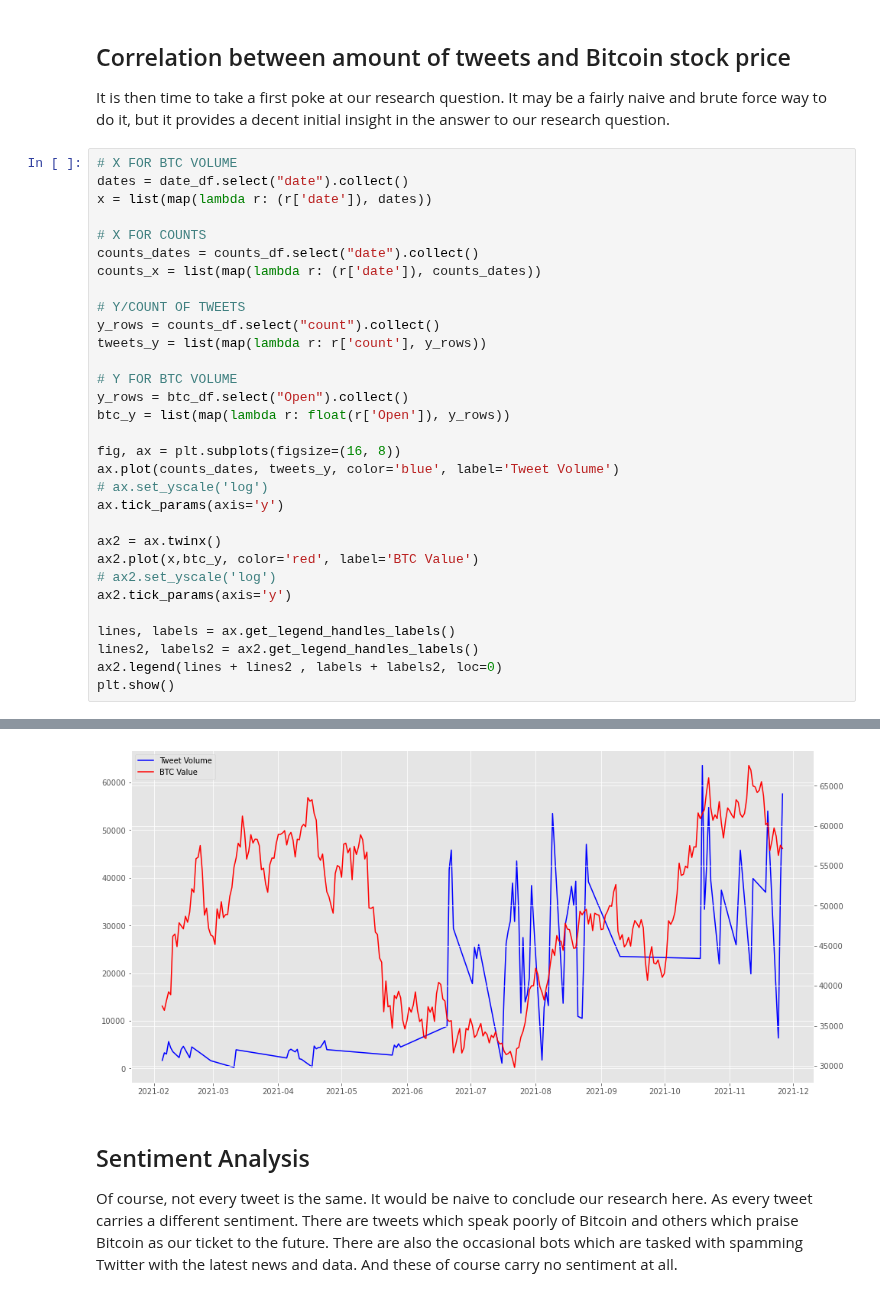
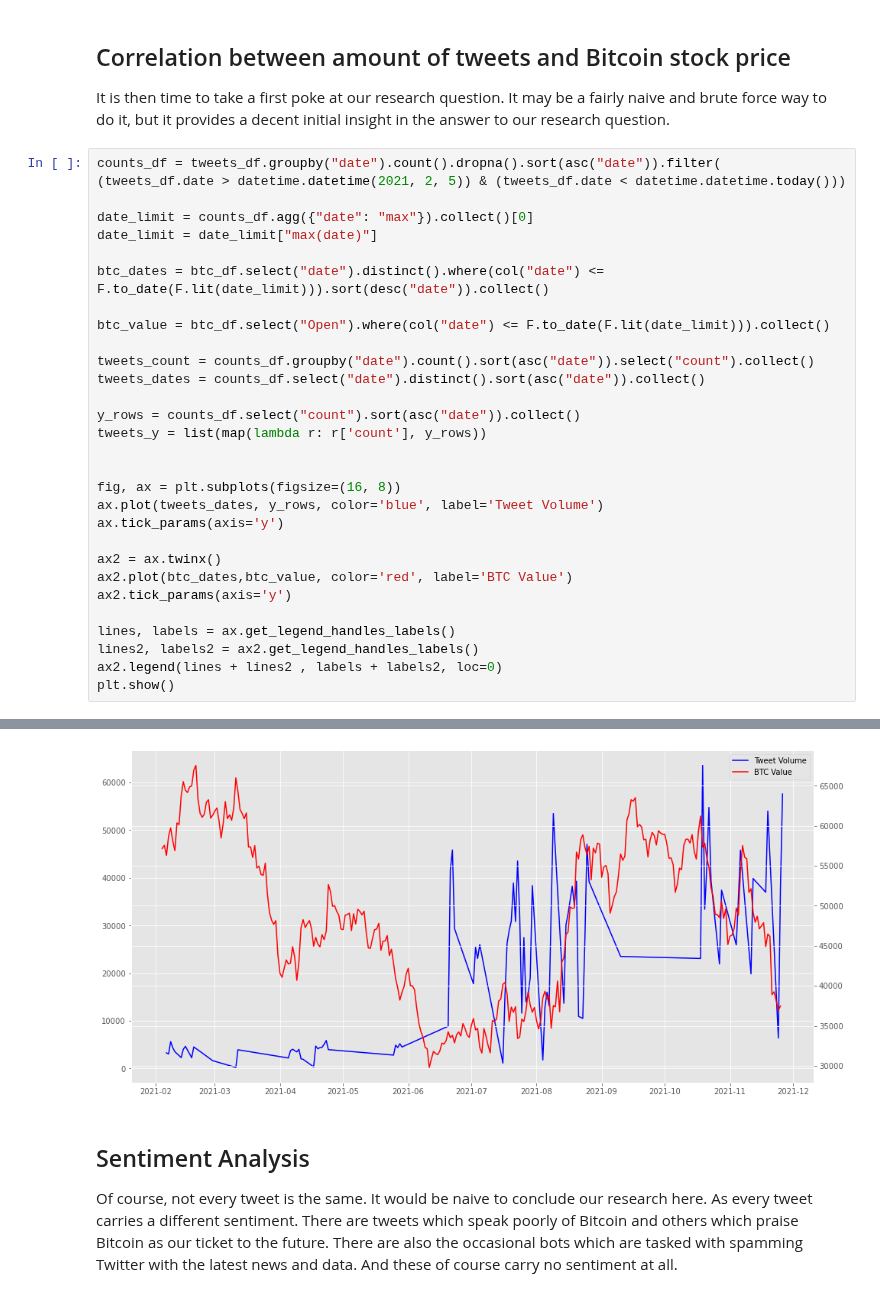
Before and after one commit to snenenenenenene/btc-twitter-data-mining, a Jupyter notebook: main.ipynb, the cells around one changed output, grey strips where cells are left out. Saved outputs shown, nothing was run; the diff lists cells and outputs as text.

```diff
--- a/main.ipynb
+++ b/main.ipynb
@@ -424,30 +405,29 @@ map_tweets
 
 It is then time to take a first poke at our research question. It may be a fairly naive and brute force way to do it, but it provides a decent initial insight in the answer to our research question.
 # %%
-# X FOR BTC VOLUME
-dates = date_df.select("date").collect()
-x = list(map(lambda r: (r['date']), dates))
+counts_df = tweets_df.groupby("date").count().dropna().sort(asc("date")).filter(
+(tweets_df.date > datetime.datetime(2021, 2, 5)) & (tweets_df.date < datetime.datetime.today()))
 
-# X FOR COUNTS
-counts_dates = counts_df.select("date").collect()
-counts_x = list(map(lambda r: (r['date']), counts_dates))
+date_limit = counts_df.agg({"date": "max"}).collect()[0]
+date_limit = date_limit["max(date)"]
 
-# Y/COUNT OF TWEETS
-y_rows = counts_df.select("count").collect()
+btc_dates = btc_df.select("date").distinct().where(col("date") <= F.to_date(F.lit(date_limit))).sort(desc("date")).collect()
+
+btc_value = btc_df.select("Open").where(col("date") <= F.to_date(F.lit(date_limit))).collect()
+
+tweets_count = counts_df.groupby("date").count().sort(asc("date")).select("count").collect()
+tweets_dates = counts_df.select("date").distinct().sort(asc("date")).collect()
+
+y_rows = counts_df.select("count").sort(asc("date")).collect()
 tweets_y = list(map(lambda r: r['count'], y_rows))
 
-# Y FOR BTC VOLUME
-y_rows = btc_df.select("Open").collect()
-btc_y = list(map(lambda r: float(r['Open']), y_rows))
 
 fig, ax = plt.subplots(figsize=(16, 8))
-ax.plot(counts_dates, tweets_y, color='blue', label='Tweet Volume')
-# ax.set_yscale('log')
+ax.plot(tweets_dates, y_rows, color='blue', label='Tweet Volume')
 ax.tick_params(axis='y')
 
 ax2 = ax.twinx()
-ax2.plot(x,btc_y, color='red', label='BTC Value')
-# ax2.set_yscale('log')
+ax2.plot(btc_dates,btc_value, color='red', label='BTC Value')
 ax2.tick_params(axis='y')
 
 lines, labels = ax.get_legend_handles_labels()
@@ -463,4 +438,4 @@ plt.show()
-[figure, old version]
+[figure, new version]
 # %% [markdown]
 ## Sentiment Analysis
 
```
Also changed, not shown: parts of 14 cells of this notebook.
